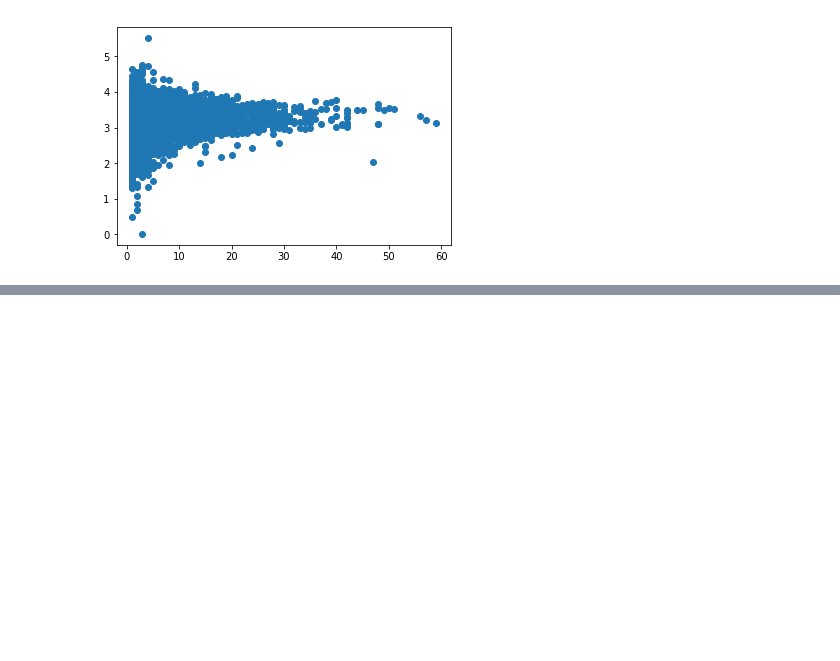
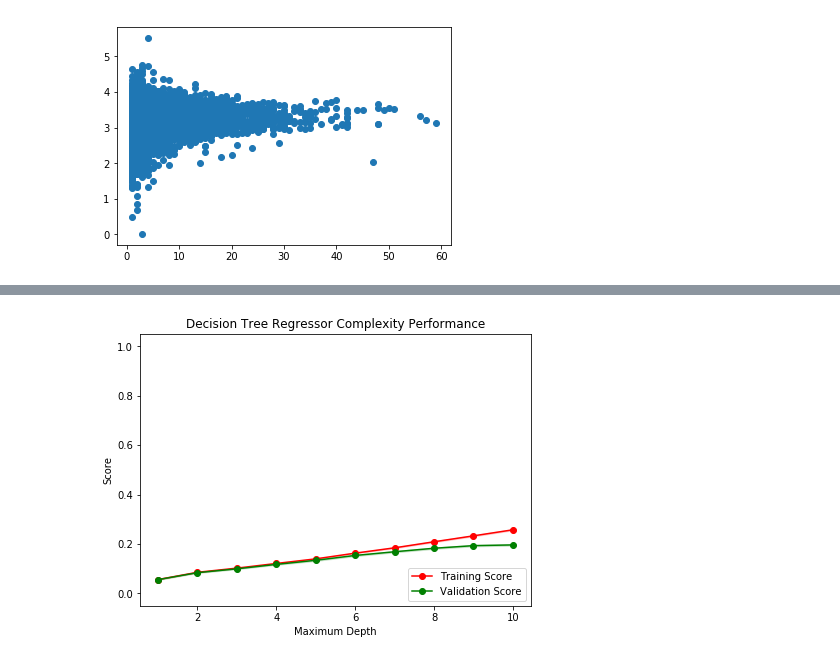
Before and after one commit to kedarnath6970/delivery_prediction, a Jupyter notebook: preprocessing.ipynb, the cells around one changed output, grey strips where cells are left out. Cells and saved outputs as stored; diff of their text form; code cells hidden in the pictures; blank space fills up the shorter version.

```diff
--- a/preprocessing.ipynb
+++ b/preprocessing.ipynb
@@ -144,0 +299,4 @@ plt.show()
+# %%
+vs.ModelComplexity(X_train, y_train)
+# %% [output]
+[figure, added]
```
Also changed, not shown: parts of 13 cells of this notebook, 1 other file.
